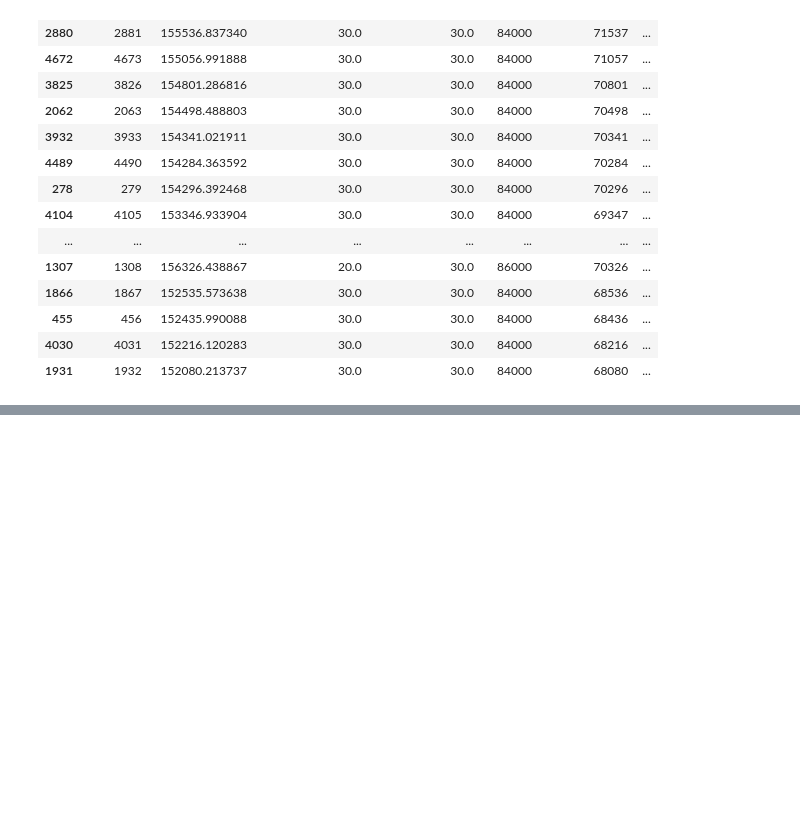
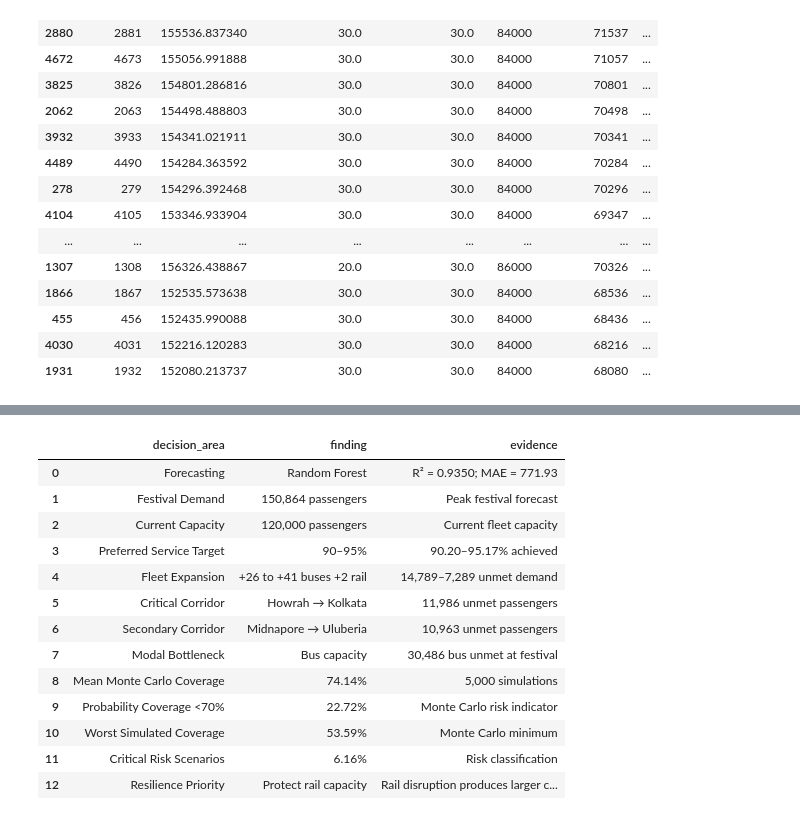
Before and after one commit to abhisarthak/public-transport-demand-planning, a Jupyter notebook: notebooks/03_fleet_optimization.ipynb, the cells around one changed output, grey strips where cells are left out. Cells and saved outputs as stored; diff of their text form; code cells hidden in the pictures; blank space fills up the shorter version.

```diff
--- a/notebooks/03_fleet_optimization.ipynb
+++ b/notebooks/03_fleet_optimization.ipynb
@@ -3319,0 +4990,72 @@ worst_scenarios[
+# %%
+# ============================================
+# 50. EXECUTIVE DECISION SCORECARD
+# ============================================
+
+executive_scorecard = pd.DataFrame({
+
+    "decision_area": [
+        "Forecasting",
+        "Festival Demand",
+        "Current Capacity",
+        "Preferred Service Target",
+        "Fleet Expansion",
+        "Critical Corridor",
+        "Secondary Corridor",
+        "Modal Bottleneck",
+        "Mean Monte Carlo Coverage",
+        "Probability Coverage <70%",
+        "Worst Simulated Coverage",
+        "Critical Risk Scenarios",
+        "Resilience Priority"
+    ],
+
+    "finding": [
+        "Random Forest",
+        "150,864 passengers",
+        "120,000 passengers",
+        "90–95%",
+        "+26 to +41 buses +2 rail",
+        "Howrah → Kolkata",
+        "Midnapore → Uluberia",
+        "Bus capacity",
+        "74.14%",
+        "22.72%",
+        "53.59%",
+        "6.16%",
+        "Protect rail capacity"
+    ],
+
+    "evidence": [
+        "R² = 0.9350; MAE = 771.93",
+        "Peak festival forecast",
+        "Current fleet capacity",
+        "90.20–95.17% achieved",
+        "14,789–7,289 unmet demand",
+        "11,986 unmet passengers",
+        "10,963 unmet passengers",
+        "30,486 bus unmet at festival",
+        "5,000 simulations",
+        "Monte Carlo risk indicator",
+        "Monte Carlo minimum",
+        "Risk classification",
+        "Rail disruption produces larger coverage losses"
+    ]
+})
+
+display(executive_scorecard)
+# %% [output]
+|  | decision_area | finding | evidence |
+| 0 | Forecasting | Random Forest | R² = 0.9350; MAE = 771.93 |
+| 1 | Festival Demand | 150,864 passengers | Peak festival forecast |
+| 2 | Current Capacity | 120,000 passengers | Current fleet capacity |
+| 3 | Preferred Service Target | 90–95% | 90.20–95.17% achieved |
+| 4 | Fleet Expansion | +26 to +41 buses +2 rail | 14,789–7,289 unmet demand |
+| 5 | Critical Corridor | Howrah → Kolkata | 11,986 unmet passengers |
+| 6 | Secondary Corridor | Midnapore → Uluberia | 10,963 unmet passengers |
+| 7 | Modal Bottleneck | Bus capacity | 30,486 bus unmet at festival |
+| 8 | Mean Monte Carlo Coverage | 74.14% | 5,000 simulations |
+| 9 | Probability Coverage <70% | 22.72% | Monte Carlo risk indicator |
+| 10 | Worst Simulated Coverage | 53.59% | Monte Carlo minimum |
+| 11 | Critical Risk Scenarios | 6.16% | Risk classification |
+| 12 | Resilience Priority | Protect rail capacity | Rail disruption produces larger c... |
```
Also changed, not shown: parts of 22 cells of this notebook.
